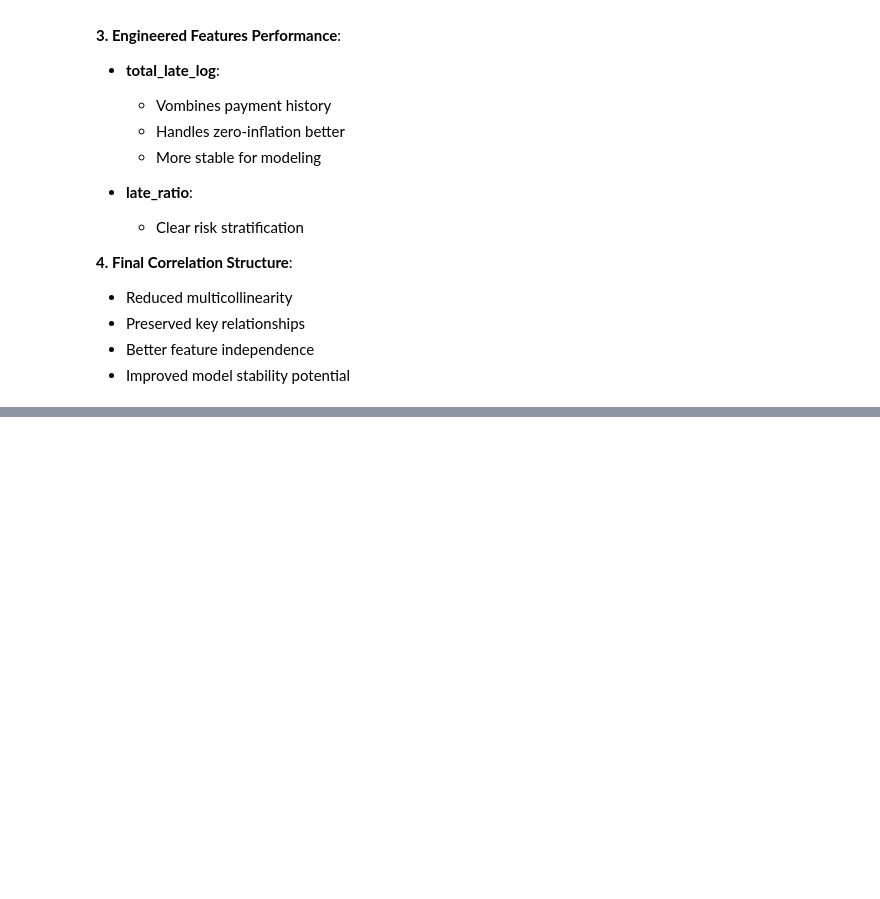
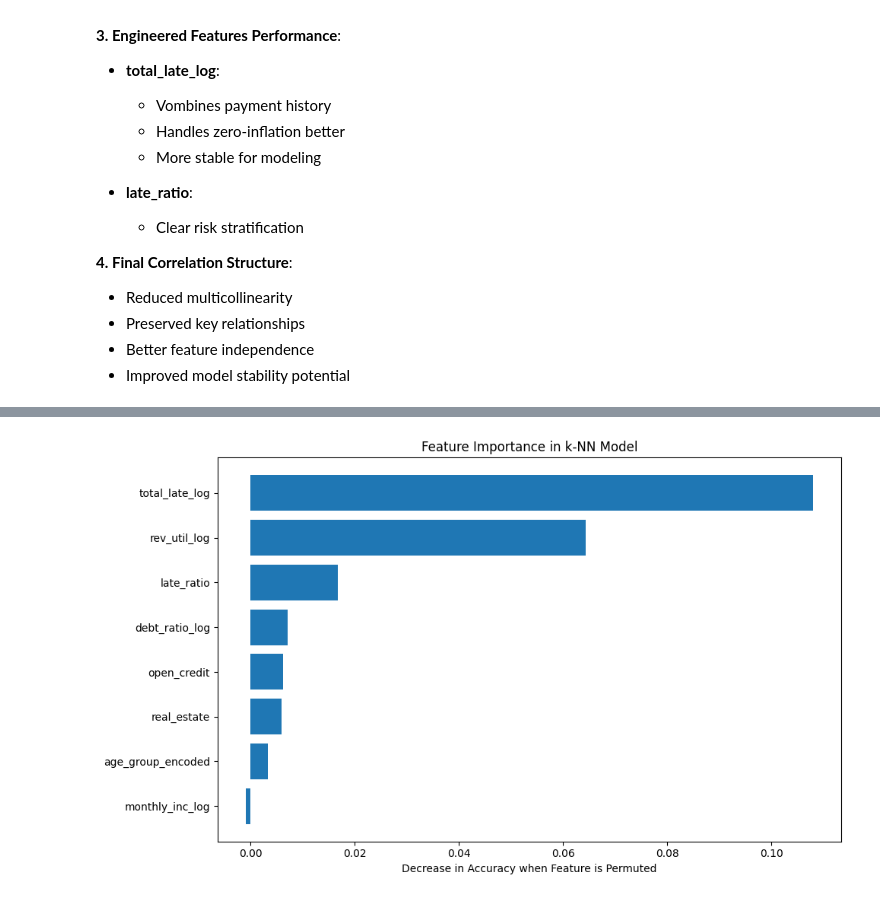
Before and after one commit to markaxelus/seng474, a Jupyter notebook: project/main.ipynb, the cells around one changed output, grey strips where cells are left out. Drawn from its saved outputs; the diff is of its cells as text; code cells hidden in the pictures; blank space fills up the shorter version.

```diff
--- a/project/main.ipynb
+++ b/project/main.ipynb
@@ -551,0 +666,30 @@ plt.show()
+# %%
+# Feature importance analysis
+feature_names = [col for col in selected_features if col != 'age_group'] + ['age_group_encoded']
+importances = []
+
+# Calculate feature importance using permutation
+for i, feature in enumerate(feature_names):
+    # Make a copy of test data
+    X_test_temp = X_test_scaled.copy()
+
+    # Shuffle the feature
+    np.random.shuffle(X_test_temp[:, i])
+
+    # Calculate accuracy drop
+    acc_after = accuracy_score(y_test, best_knn.predict(X_test_temp))
+    acc_drop = accuracy_score(y_test, y_pred) - acc_after
+    importances.append(acc_drop)
+
+# Plot feature importances
+plt.figure(figsize=(10, 6))
+importance_df = pd.DataFrame({'feature': feature_names, 'importance': importances})
+importance_df = importance_df.sort_values('importance', ascending=True)
+
+plt.barh(importance_df['feature'], importance_df['importance'])
+plt.xlabel('Decrease in Accuracy when Feature is Permuted')
+plt.title('Feature Importance in k-NN Model')
+plt.tight_layout()
+plt.show()
+# %% [output]
+[figure, added]
```
Also changed, not shown: parts of 5 cells of this notebook, 1 other file.
